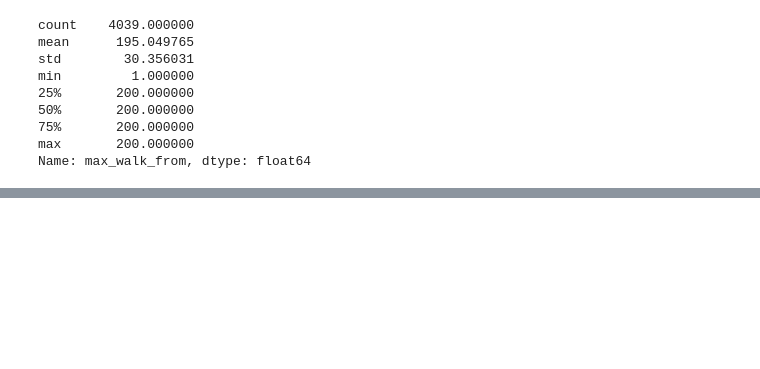
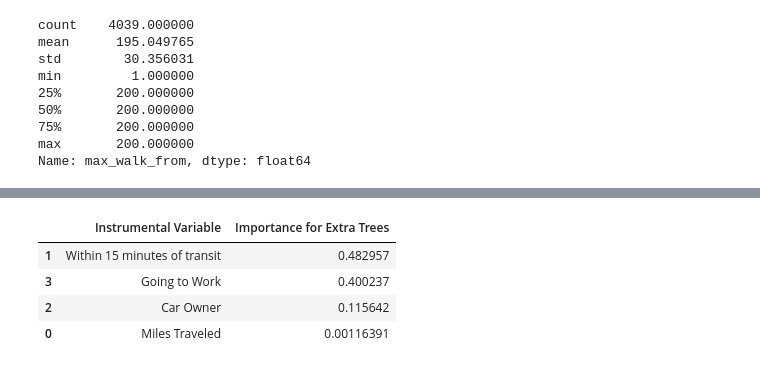
Before and after one commit to johnfwhitesell/Boring, a Jupyter notebook: census_data_eda_prep.ipynb, the cells around one changed output, grey strips where cells are left out. Drawn from its saved outputs; the diff is of its cells as text; code cells hidden in the pictures; blank space fills up the shorter version.

```diff
--- a/census_data_eda_prep.ipynb
+++ b/census_data_eda_prep.ipynb
@@ -214,0 +267,12 @@ strengths.sort_values('Importance', ascending=False)
+# %%
+strengths = pd.DataFrame([np.array(X.columns.tolist()).T,avalon.best_estimator_.feature_importances_]).T
+strengths.columns = ['Instrumental Variable', 'Importance for Extra Trees']
+strengths = strengths.sort_values('Importance for Extra Trees', ascending=False)
+
+strengths
+# %% [output]
+|  | Instrumental Variable | Importance for Extra Trees |
+| 1 | Within 15 minutes of transit | 0.482957 |
+| 3 | Going to Work | 0.400237 |
+| 2 | Car Owner | 0.115642 |
+| 0 | Miles Traveled | 0.00116391 |
```
Also changed, not shown: parts of 13 cells of this notebook, 6 other files.
